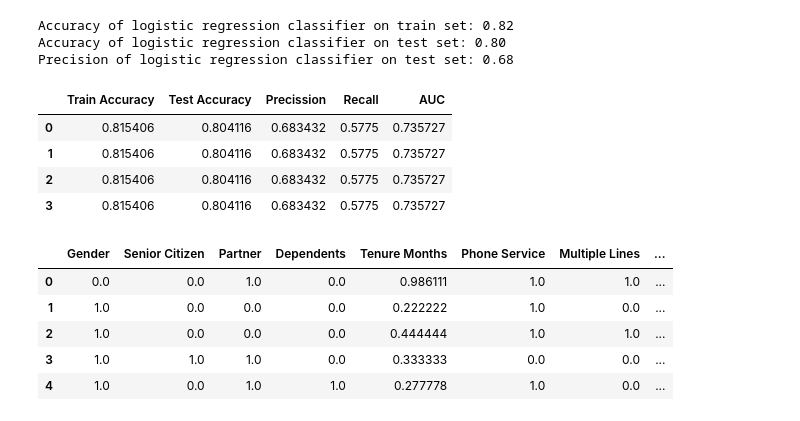
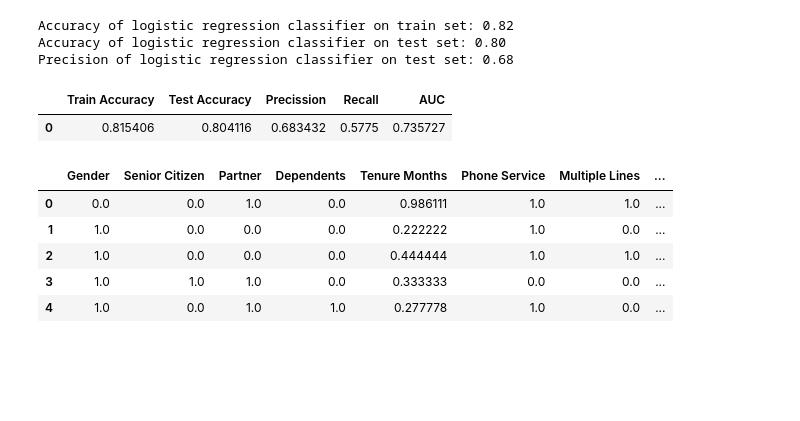
Before and after one commit to ldearlove/Digital-Futures-Swan-Project, a Jupyter notebook: AA.ipynb, the cells around one changed output. Cells and saved outputs as stored; diff of their text form; code cells hidden in the pictures; blank space fills up the shorter version.

```diff
--- a/AA.ipynb
+++ b/AA.ipynb
@@ -545,37 +740,30 @@ Precision of logistic regression classifier on test set: 0.68
 # clf_compare
 # %%
 # code from: https://medium.com/codex/do-i-need-to-tune-logistic-regression-hyperparameters-1cb2b81fca69
-clf = [
-    LogisticRegression(solver='newton-cg',penalty='l2', max_iter=1000),
-    LogisticRegression(solver='lbfgs',penalty='l2', max_iter=1000),
-    LogisticRegression(solver='sag',penalty='l2', max_iter=1000),
-    LogisticRegression(solver='saga',penalty='l2', max_iter=1000)
-    ]
+clf = [LogisticRegression(solver='lbfgs',penalty='l2', max_iter=1000)]
+
 clf_columns = []
 clf_compare = pd.DataFrame(columns = clf_columns)
 
 row_index = 0
 for alg in clf:
 
     predicted = alg.fit(X_train_fes, y_train).predict(X_test_fes)
     fp, tp, th = roc_curve(y_test, predicted)
     clf_name = alg.__class__.__name__
     clf_compare.loc[row_index, 'Train Accuracy'] = alg.score(X_train_fes, y_train)
     clf_compare.loc[row_index, 'Test Accuracy'] = alg.score(X_test_fes, y_test)
     clf_compare.loc[row_index, 'Precission'] = precision_score(y_test, predicted)
     clf_compare.loc[row_index, 'Recall'] = recall_score(y_test, predicted)
     clf_compare.loc[row_index, 'AUC'] = auc(fp, tp)
 
     row_index+=1
 
 clf_compare.sort_values(by = ['Test Accuracy'], ascending = False, inplace = True)
 clf_compare
 # %% [output]
 |  | Train Accuracy | Test Accuracy | Precission | Recall | AUC |
 | 0 | 0.815406 | 0.804116 | 0.683432 | 0.5775 | 0.735727 |
-| 1 | 0.815406 | 0.804116 | 0.683432 | 0.5775 | 0.735727 |
-| 2 | 0.815406 | 0.804116 | 0.683432 | 0.5775 | 0.735727 |
-| 3 | 0.815406 | 0.804116 | 0.683432 | 0.5775 | 0.735727 |
 # %%
 X_train_fes = pd.DataFrame(X_train_fes, columns=X_train_fe.columns)
 X_test_fes = pd.DataFrame(X_test_fes, columns=X_test_fe.columns)
```
Also changed, not shown: parts of 22 cells of this notebook.
